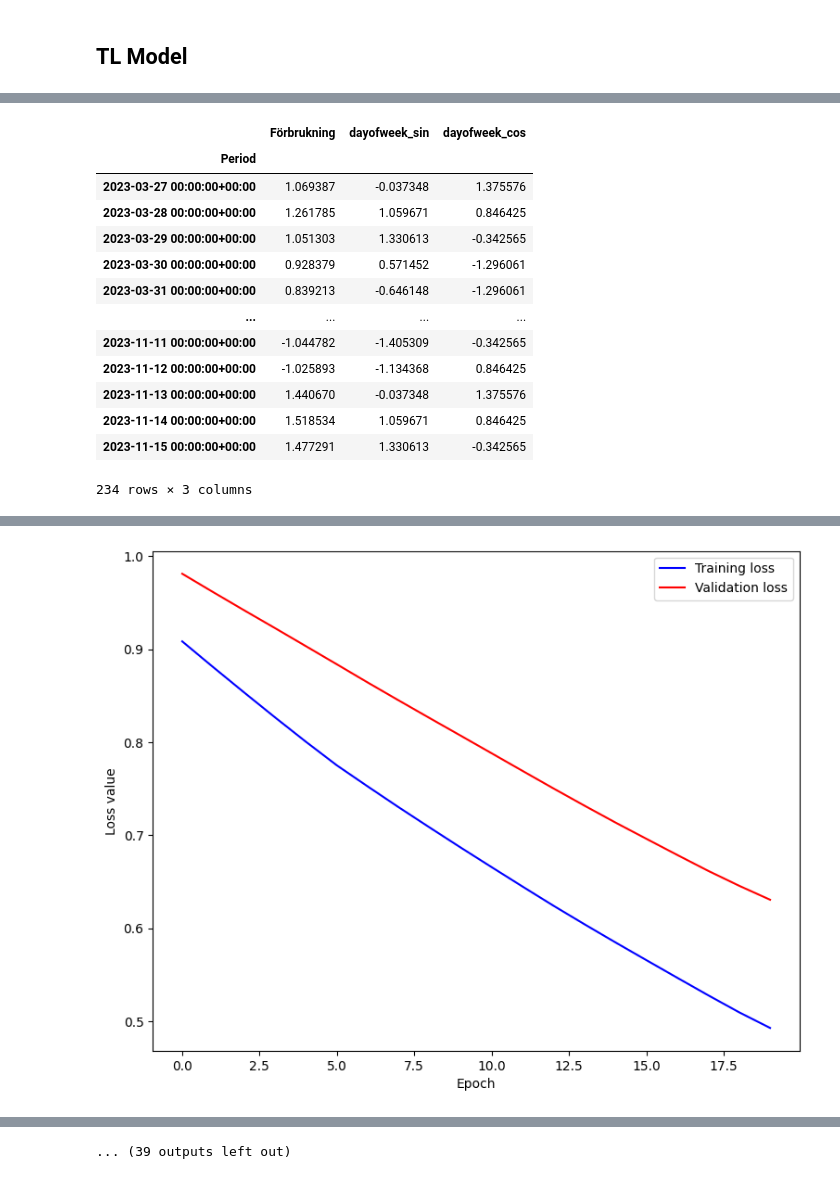
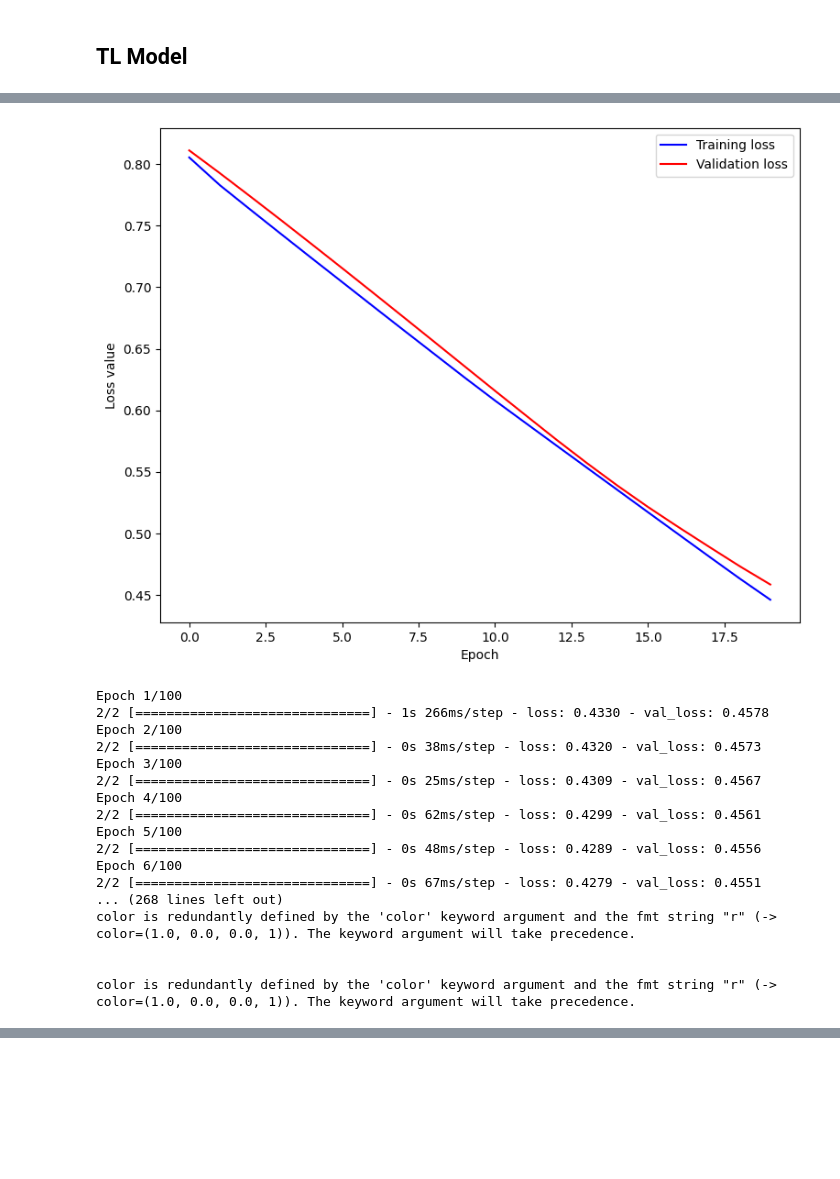
Before and after one commit to monvas/LSTM-TL, a Jupyter notebook: Examples/Tallbacka Target.ipynb, the cells around one changed output, grey strips where cells are left out. Cells and saved outputs as stored; diff of their text form; code cells hidden in the pictures; blank space fills up the shorter version.

```diff
--- a/Examples/Tallbacka Target.ipynb
+++ b/Examples/Tallbacka Target.ipynb
@@ -692,7 +692,7 @@ def no_tl(features, data_clean, index, lag, n_ahead, n_layer, learning_rate, epo
 # %% [markdown]
 ## Transfer Learning
 # %%
-def tl(features, data_clean, index, lag, n_ahead, n_layer, learning_rate, epochs, batch_size, source_model_path, data_sample):
+def tl(features, data_clean, index, lag, n_ahead, n_layer, learning_rate, epochs, batch_size, source_model_path, data_sample, Xval, Yval):
     """
     A method to create a Multivariate LSTM model with TL using different portions of the data
     """
@@ -712,13 +712,12 @@ def tl(features, data_clean, index, lag, n_ahead, n_layer, learning_rate, epochs
         data_sample = data_clean.iloc[start_index:]
 
         data_clean_s, train_mean_sample, train_std_sample, test_share_sample = scale_data(features, data_sample, index)
-        display(data_clean_s)
         X, Y = create_X_Y(data_clean_s.values, lag=lag, n_ahead=n_ahead)
         n_ft = X.shape[2]
 
         # Spliting into train and test sets
         Xtrain, Ytrain = X[0:int(X.shape[0] * (1 - test_share_sample))], Y[0:int(X.shape[0] * (1 - test_share_sample))]
-        Xval, Yval = X[int(X.shape[0] * (1 - test_share_sample)):], Y[int(X.shape[0] * (1 - test_share_sample)):]
+        #Xval, Yval = X[int(X.shape[0] * (1 - test_share_sample)):], Y[int(X.shape[0] * (1 - test_share_sample)):]
 
         print(f"Shape of training data: {Xtrain.shape}")
         print(f"Shape of the target data: {Ytrain.shape}")
@@ -771,6 +770,10 @@ def tl(features, data_clean, index, lag, n_ahead, n_layer, learning_rate, epochs
         reversed_forecast = forecast * train_std_sample[target_index] + train_mean_sample[target_index]
         reversed_Yval = Yval * train_std_sample[target_index] + train_mean_sample[target_index]
 
+        csv_input = pd.read_csv(f"forecast_{building_name}.csv")
+        csv_input[f'TL_{k}'] = reversed_forecast.flatten()
+        csv_input.to_csv(f"forecast_{building_name}.csv", index=False)
+
         model_name = f'{building_name}_{k}'
         total_training_time = training_time + training_time_ft
 
@@ -911,11 +989,12 @@ tl(
     lag,
     n_ahead,
     n_layer,
-    learning_rate,
     epochs,
     batch_size,
     source_model_path,
-    data_sample
+    data_sample,
+    Xval,
+    Yval
 )
 # %% [output]
 ==================================================================================================================================
@@ -926,14 +1017,18 @@ Test Share: 0.717948717948718
-|  | Förbrukning | dayofweek_sin | dayofweek_cos |
-| Period |  |  |  |
-| 2023-03-27 00:00:00+00:00 | 1.069387 | -0.037348 | 1.375576 |
-| 2023-03-28 00:00:00+00:00 | 1.261785 | 1.059671 | 0.846425 |
-| 2023-03-29 00:00:00+00:00 | 1.051303 | 1.330613 | -0.342565 |
-| 2023-03-30 00:00:00+00:00 | 0.928379 | 0.571452 | -1.296061 |
-| 2023-03-31 00:00:00+00:00 | 0.839213 | -0.646148 | -1.296061 |
-| ... | ... | ... | ... |
-| 2023-11-11 00:00:00+00:00 | -1.044782 | -1.405309 | -0.342565 |
-| 2023-11-12 00:00:00+00:00 | -1.025893 | -1.134368 | 0.846425 |
-| 2023-11-13 00:00:00+00:00 | 1.440670 | -0.037348 | 1.375576 |
-| 2023-11-14 00:00:00+00:00 | 1.518534 | 1.059671 | 0.846425 |
-| 2023-11-15 00:00:00+00:00 | 1.477291 | 1.330613 | -0.342565 |
+[figure, new version]
-234 rows × 3 columns
+Epoch 1/100
+2/2 [==============================] - 1s 266ms/step - loss: 0.4330 - val_loss: 0.4578
+Epoch 2/100
+2/2 [==============================] - 0s 38ms/step - loss: 0.4320 - val_loss: 0.4573
+Epoch 3/100
+2/2 [==============================] - 0s 25ms/step - loss: 0.4309 - val_loss: 0.4567
+Epoch 4/100
+2/2 [==============================] - 0s 62ms/step - loss: 0.4299 - val_loss: 0.4561
+Epoch 5/100
+2/2 [==============================] - 0s 48ms/step - loss: 0.4289 - val_loss: 0.4556
+Epoch 6/100
+2/2 [==============================] - 0s 67ms/step - loss: 0.4279 - val_loss: 0.4551
+... (268 lines left out)
+color is redundantly defined by the 'color' keyword argument and the fmt string "r" (-> color=(1.0, 0.0, 0.0, 1)). The keyword argument will take precedence.
+
+
+color is redundantly defined by the 'color' keyword argument and the fmt string "r" (-> color=(1.0, 0.0, 0.0, 1)). The keyword argument will take precedence.
@@ -954,4 +1050,3 @@ color is redundantly defined by the 'color' keyword argument and the fmt string
 
 
 color is redundantly defined by the 'color' keyword argument and the fmt string "r" (-> color=(1.0, 0.0, 0.0, 1)). The keyword argument will take precedence.
-[figure, old version]
@@ -1037,4 +1109,3 @@ Test Share: 0.24
-... (39 outputs left out)
 # %% [markdown]
 <a style='text-decoration:none;line-height:16px;display:flex;color:#5B5B62;padding:10px;justify-content:end;' href='https://deepnote.com?utm_source=created-in-deepnote-cell&projectId=cc29b291-e846-4c1e-a1b5-7eaef73de259' target="_blank">
 <img alt='Created in deepnote.com' style='display:inline;max-height:16px;margin:0px;margin-right:7.5px;' src='embedded-picture-1' > </img>
```
Also changed, not shown: parts of 6 cells of this notebook.
